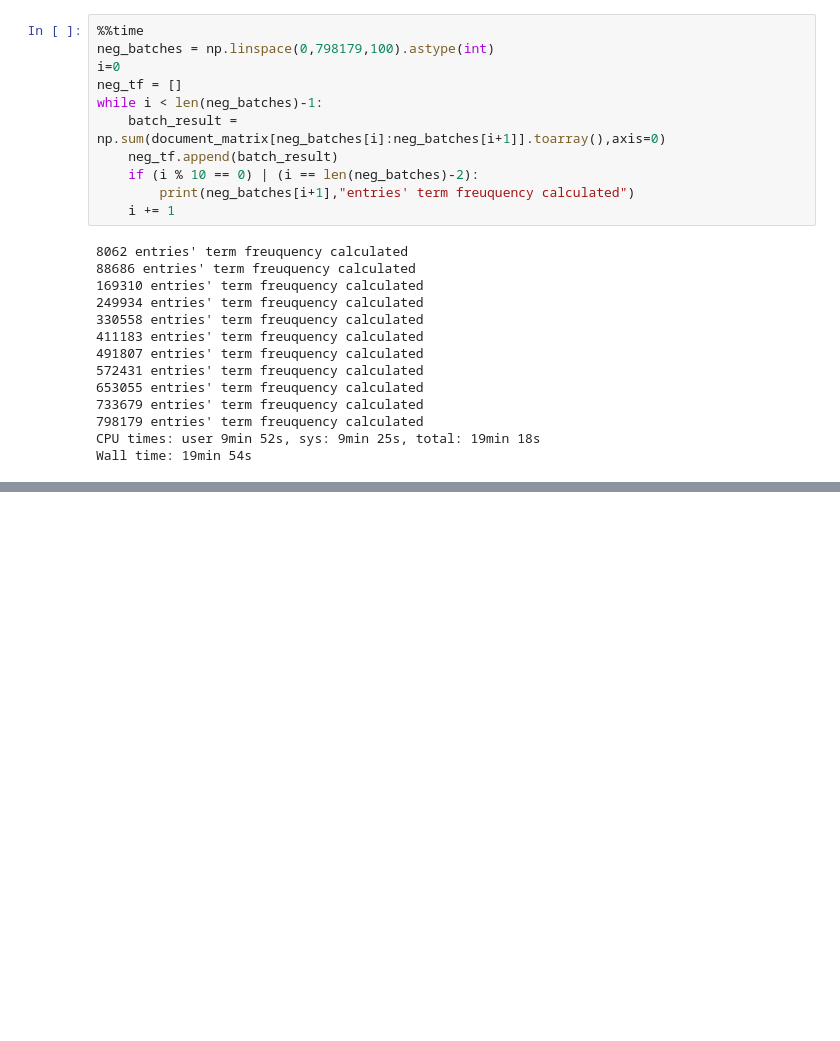
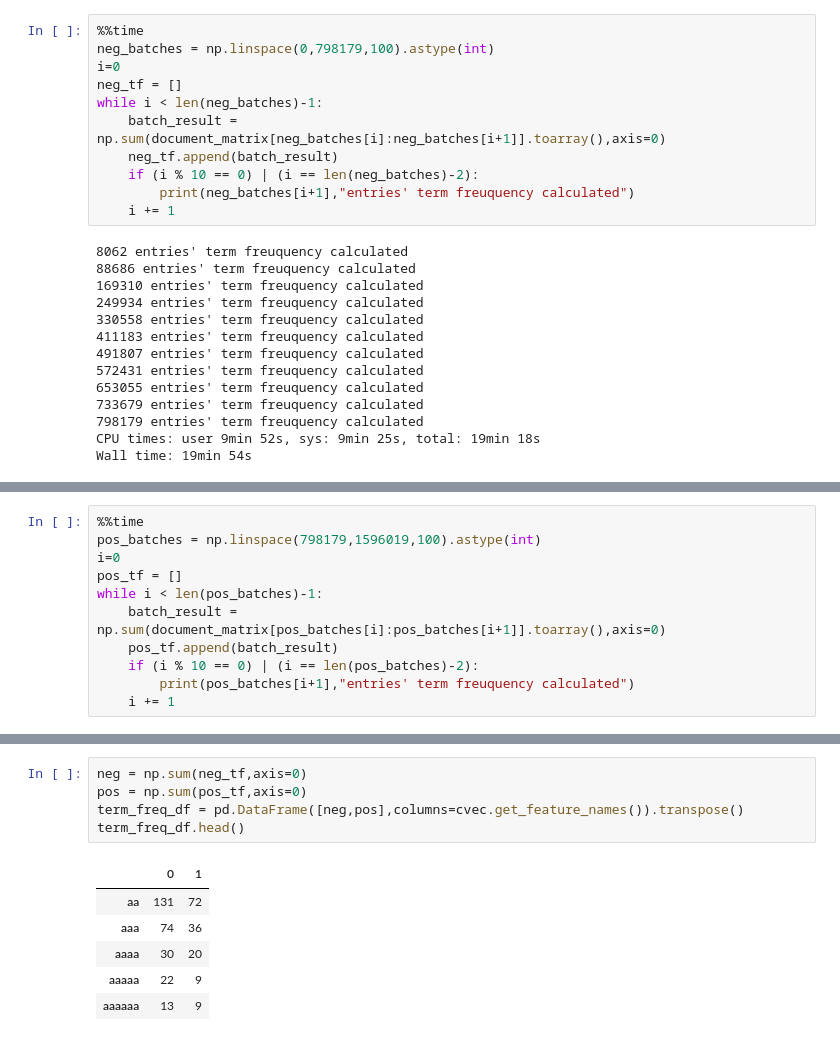
Before and after one commit to La-comadreja/tthustla, a Jupyter notebook: SentimentTutorialPart2.ipynb, the cells around one changed output, grey strips where cells are left out. Drawn from its saved outputs; the diff is of its cells as text; blank space fills up the shorter version.

Commit message:
finish part 2, term frequency

```diff
--- a/SentimentTutorialPart2.ipynb
+++ b/SentimentTutorialPart2.ipynb
@@ -217,0 +227,11 @@ Wall time: 19min 54s
+# %%
+%%time
+pos_batches = np.linspace(798179,1596019,100).astype(int)
+i=0
+pos_tf = []
+while i < len(pos_batches)-1:
+    batch_result = np.sum(document_matrix[pos_batches[i]:pos_batches[i+1]].toarray(),axis=0)
+    pos_tf.append(batch_result)
+    if (i % 10 == 0) | (i == len(pos_batches)-2):
+        print(pos_batches[i+1],"entries' term freuquency calculated")
+    i += 1
@@ -217,0 +252,12 @@ Wall time: 19min 54s
+# %%
+neg = np.sum(neg_tf,axis=0)
+pos = np.sum(pos_tf,axis=0)
+term_freq_df = pd.DataFrame([neg,pos],columns=cvec.get_feature_names()).transpose()
+term_freq_df.head()
+# %% [output]
+|  | 0 | 1 |
+| aa | 131 | 72 |
+| aaa | 74 | 36 |
+| aaaa | 30 | 20 |
+| aaaaa | 22 | 9 |
+| aaaaaa | 13 | 9 |
```
Also changed, not shown: parts of 2 cells of this notebook.
